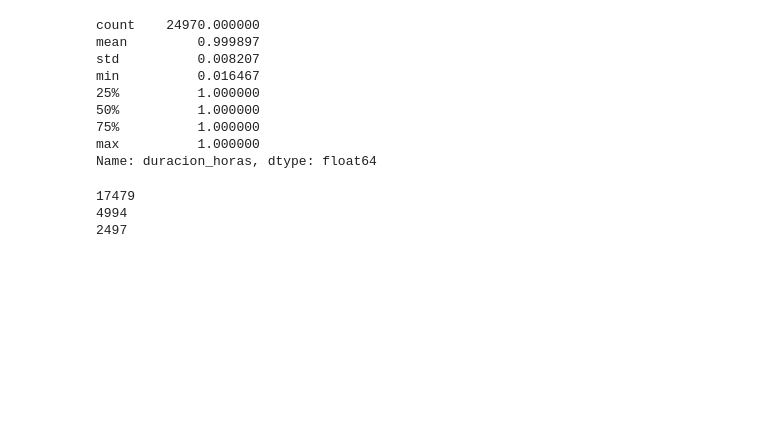
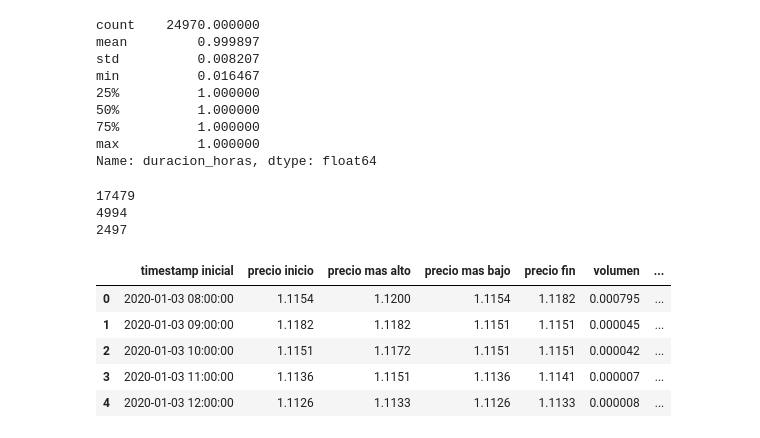
Before and after one commit to dani5m/ML, a Jupyter notebook: modelos.ipynb, the cells around one changed output. Cells and saved outputs as stored; diff of their text form; code cells hidden in the pictures; blank space fills up the shorter version.

```diff
--- a/modelos.ipynb
+++ b/modelos.ipynb
@@ -153,0 +151,22 @@ print(len(test_df))
+# %%
+##Una vez realizada la carga y examinación de datos, vamos a empezar ya con el preprocesado
+#Empezamos representando los datos en un formato que sea más fácil de trabajar
+
+##PARA NORMALIZAR USO LA API DE SKLEARN, DE ESTA API USO LA CLASE MinMaxScaler LA CUAL USA EL MIN Y EL MAX DE CADA COLUMNA
+##QUE QUIERA NORMALIZAR, ESTA CLASE CUENTA CON DIFERENTES MÉTODOS COMO FIT, TRANFORM O EL PROPIO FIT_TRANSFORM
+###DSP PODRÍA USAR STANDARD SCALER , PERO OPTÉ POR NORMALIZAR MEDIANTE MINIMO Y MÁXIMO
+columnas_a_normalizar = ['volumen', 'volumen en cuotas', 'volumen de dolares', 'volumen de euros', 'numero de compras']
+
+scaler = MinMaxScaler()
+
+df[columnas_a_normalizar] = scaler.fit_transform(df[columnas_a_normalizar])
+
+df.head()
+# df.info()
+# %% [output]
+|  | timestamp inicial | precio inicio | precio mas alto | precio mas bajo | precio fin | volumen | ... |
+| 0 | 2020-01-03 08:00:00 | 1.1154 | 1.1200 | 1.1154 | 1.1182 | 0.000795 | ... |
+| 1 | 2020-01-03 09:00:00 | 1.1182 | 1.1182 | 1.1151 | 1.1151 | 0.000045 | ... |
+| 2 | 2020-01-03 10:00:00 | 1.1151 | 1.1172 | 1.1151 | 1.1151 | 0.000042 | ... |
+| 3 | 2020-01-03 11:00:00 | 1.1136 | 1.1151 | 1.1136 | 1.1141 | 0.000007 | ... |
+| 4 | 2020-01-03 12:00:00 | 1.1126 | 1.1133 | 1.1126 | 1.1133 | 0.000008 | ... |
```
Also changed, not shown: parts of 5 cells of this notebook, 1 other file.
